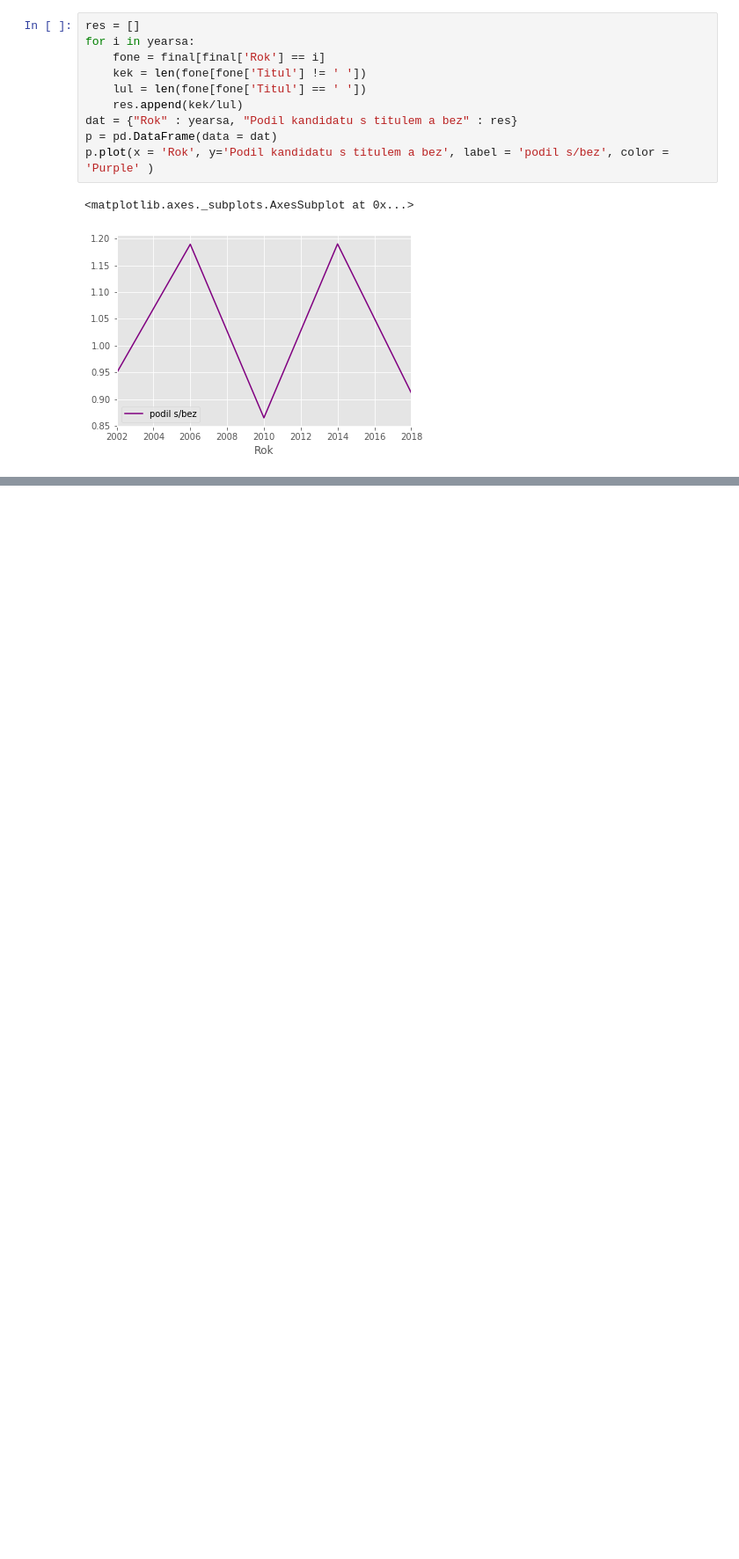
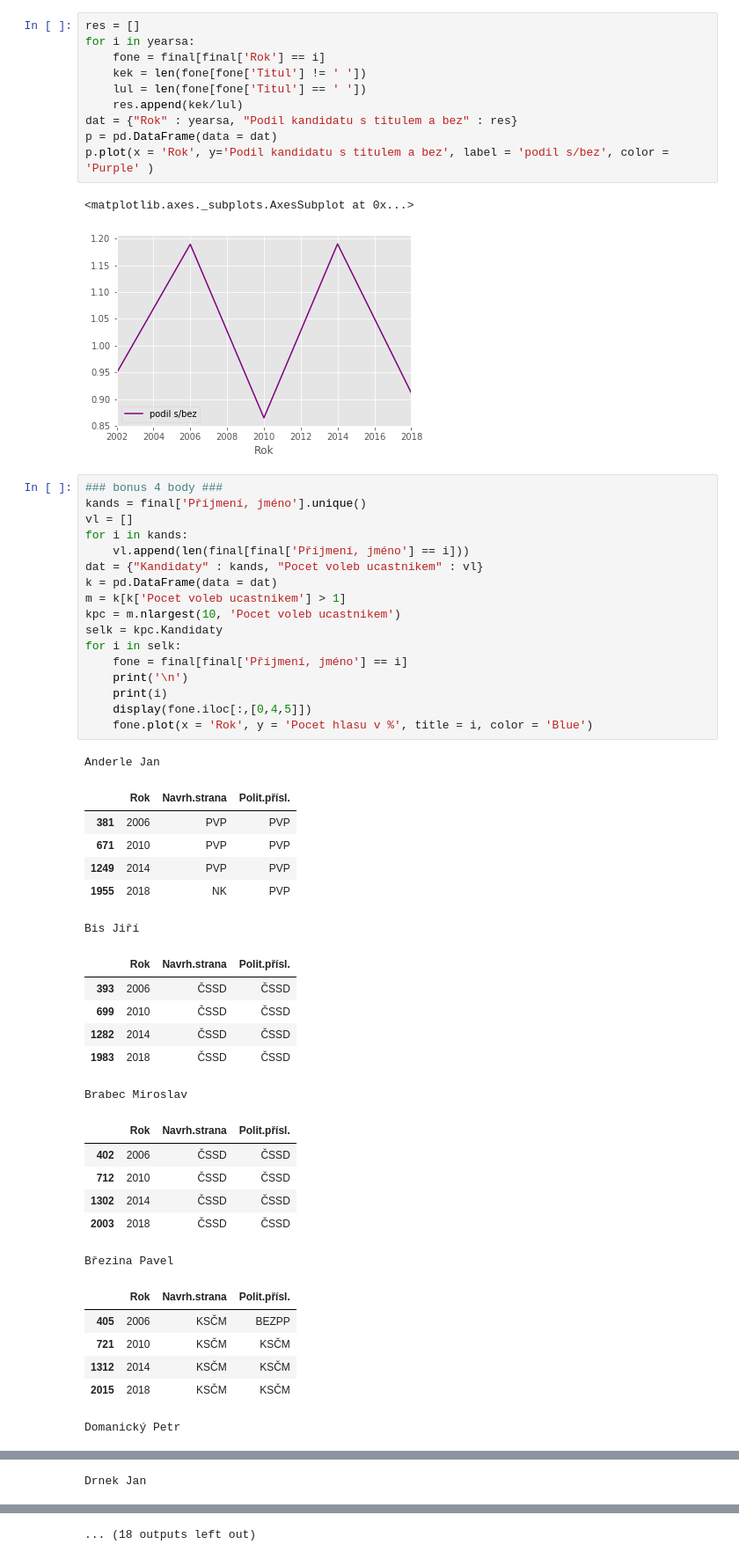
Before and after one commit to komoreb11/data-mining, a Jupyter notebook: 01/homework_1.ipynb, the cells around one changed output, grey strips where cells are left out. Shown: that part at 88% size. Drawn from its saved outputs; the diff is of its cells as text; blank space fills up the shorter version.

```diff
--- a/01/homework_1.ipynb
+++ b/01/homework_1.ipynb
@@ -379,3 +379,46 @@ p.plot(x = 'Rok', y='Podil kandidatu s titulem a bez', label = 'podil s/bez', co
 # %% [output]
 <matplotlib.axes._subplots.AxesSubplot at 0x...>
 [figure]
+# %%
+### bonus 4 body ###
+kands = final['Příjmení, jméno'].unique()
+vl = []
+for i in kands:
+    vl.append(len(final[final['Příjmení, jméno'] == i]))
+dat = {"Kandidaty" : kands, "Pocet voleb ucastnikem" : vl}
+k = pd.DataFrame(data = dat)
+m = k[k['Pocet voleb ucastnikem'] > 1]
+kpc = m.nlargest(10, 'Pocet voleb ucastnikem')
+selk = kpc.Kandidaty
+for i in selk:
+    fone = final[final['Příjmení, jméno'] == i]
+    print('\n')
+    print(i)
+    display(fone.iloc[:,[0,4,5]])
+    fone.plot(x = 'Rok', y = 'Pocet hlasu v %', title = i, color = 'Blue')
+# %% [output]
+Anderle Jan
+|  | Rok | Navrh.strana | Polit.přísl. |
+| 381 | 2006 | PVP | PVP |
+| 671 | 2010 | PVP | PVP |
+| 1249 | 2014 | PVP | PVP |
+| 1955 | 2018 | NK | PVP |
+Bis Jiří
+|  | Rok | Navrh.strana | Polit.přísl. |
+| 393 | 2006 | ČSSD | ČSSD |
+| 699 | 2010 | ČSSD | ČSSD |
+| 1282 | 2014 | ČSSD | ČSSD |
+| 1983 | 2018 | ČSSD | ČSSD |
+Brabec Miroslav
+|  | Rok | Navrh.strana | Polit.přísl. |
+| 402 | 2006 | ČSSD | ČSSD |
+| 712 | 2010 | ČSSD | ČSSD |
+| 1302 | 2014 | ČSSD | ČSSD |
+| 2003 | 2018 | ČSSD | ČSSD |
+Březina Pavel
+|  | Rok | Navrh.strana | Polit.přísl. |
+| 405 | 2006 | KSČM | BEZPP |
+| 721 | 2010 | KSČM | KSČM |
+| 1312 | 2014 | KSČM | KSČM |
+| 2015 | 2018 | KSČM | KSČM |
+Domanický Petr
@@ -381,0 +430 @@ p.plot(x = 'Rok', y='Podil kandidatu s titulem a bez', label = 'podil s/bez', co
+Drnek Jan
@@ -381,0 +436 @@ p.plot(x = 'Rok', y='Podil kandidatu s titulem a bez', label = 'podil s/bez', co
+... (18 outputs left out)
```
Also changed, not shown: parts of 1 cell of this notebook.
